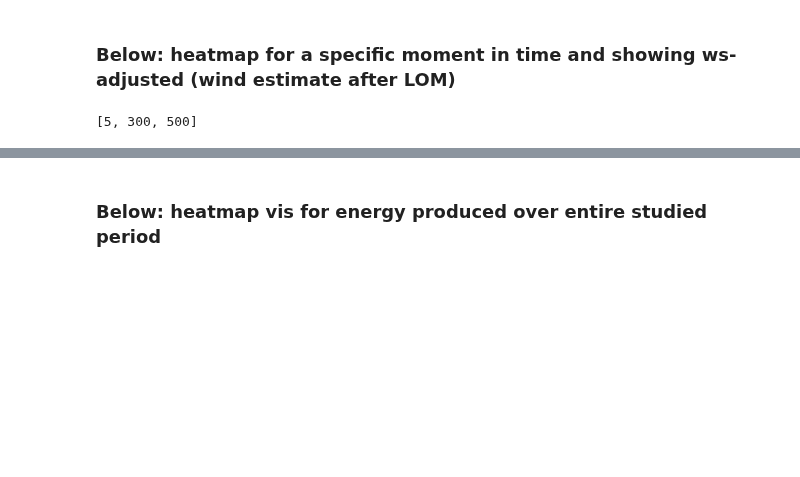
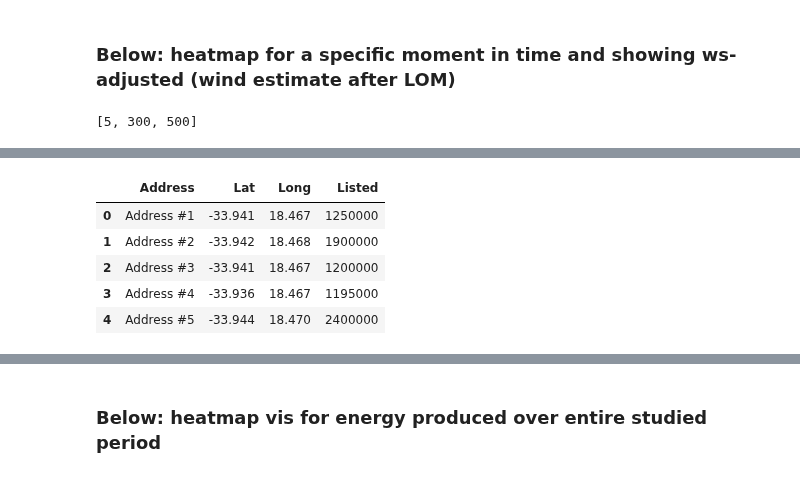
Before and after one commit to NREL/dw-tap, a Jupyter notebook: notebooks/heatmap-analysis-same-input.ipynb, the cells around one changed output, grey strips where cells are left out. Saved outputs shown, nothing was run; the diff lists cells and outputs as text; code cells hidden in the pictures; blank space fills up the shorter version.

```diff
--- a/notebooks/heatmap-analysis-same-input.ipynb
+++ b/notebooks/heatmap-analysis-same-input.ipynb
@@ -243,0 +261,9 @@ Done with loading ML model.
+# %%
+df
+# %% [output]
+|  | Address | Lat | Long | Listed |
+| 0 | Address #1 | -33.941 | 18.467 | 1250000 |
+| 1 | Address #2 | -33.942 | 18.468 | 1900000 |
+| 2 | Address #3 | -33.941 | 18.467 | 1200000 |
+| 3 | Address #4 | -33.936 | 18.467 | 1195000 |
+| 4 | Address #5 | -33.944 | 18.470 | 2400000 |
```
Also changed, not shown: parts of 5 cells of this notebook.
